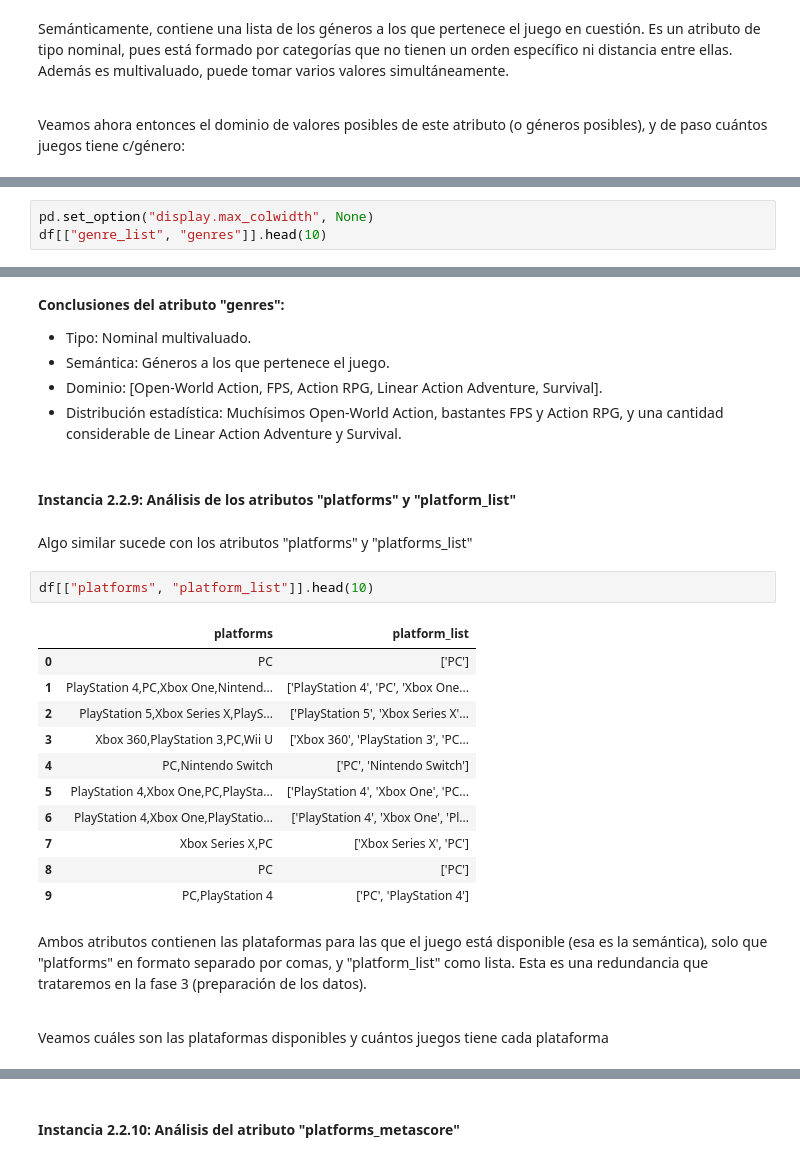
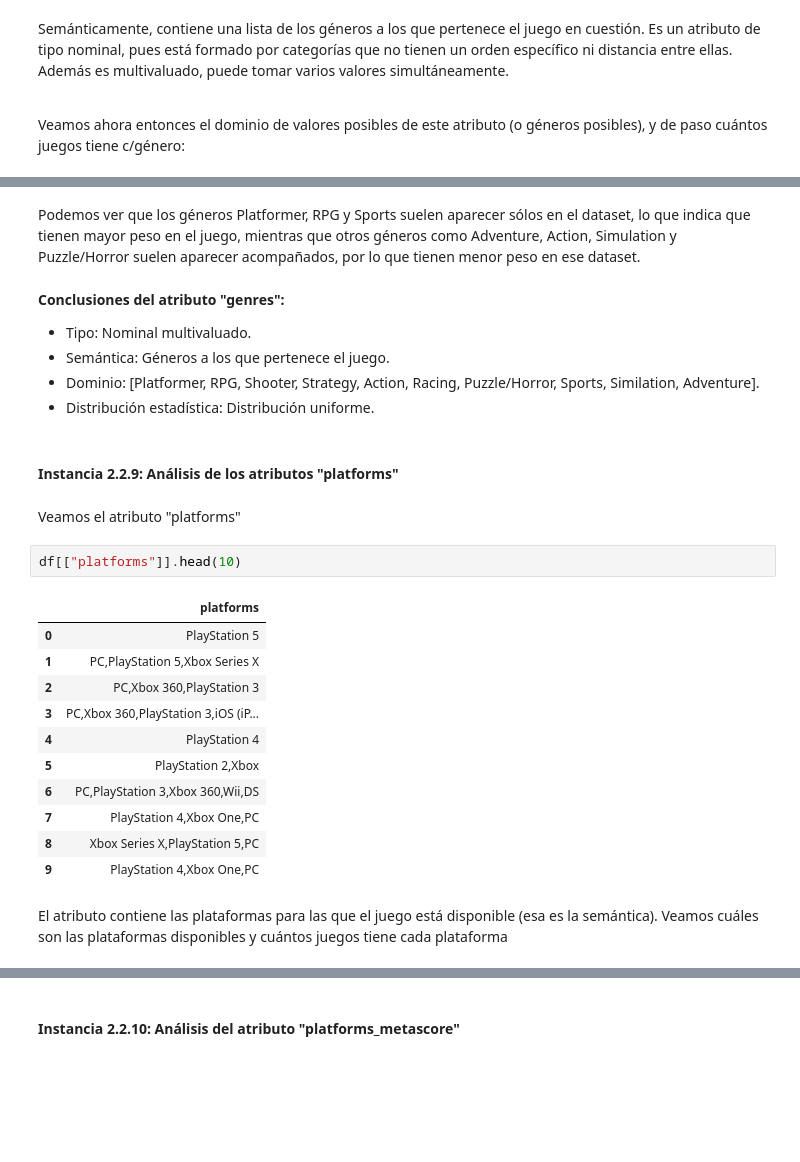
Before and after one commit to SantiagoCiaponi/data-science, a Jupyter notebook: notebooks/data_mining.ipynb, the cells around one changed output, grey strips where cells are left out. Drawn from its saved outputs; the diff is of its cells as text; blank space fills up the shorter version.

```diff
--- a/notebooks/data_mining.ipynb
+++ b/notebooks/data_mining.ipynb
@@ -676,3 +697,0 @@ El atributo "genres" y el atributo "genres_list" significan lo mismo. Ambos cont
-# %%
-pd.set_option("display.max_colwidth", None)
-df[["genre_list", "genres"]].head(10)
@@ -693,33 +725,31 @@ Nos encargaremos de tratar esta redundancia en la fase 3 (preparación de los da
+# %% [markdown]
+Podemos ver que los géneros Platformer, RPG y Sports suelen aparecer sólos en el dataset, lo que indica que tienen mayor peso en el juego, mientras que otros géneros como Adventure, Action, Simulation y Puzzle/Horror suelen aparecer acompañados, por lo que tienen menor peso en ese dataset.
 # %% [markdown]
 **Conclusiones del atributo "genres":**
 * Tipo: Nominal multivaluado.
 * Semántica: Géneros a los que pertenece el juego.
-* Dominio: [Open-World Action, FPS, Action RPG, Linear Action Adventure, Survival].
-* Distribución estadística: Muchísimos Open-World Action, bastantes FPS y Action RPG, y una cantidad considerable de Linear Action Adventure y Survival.
+* Dominio: [Platformer, RPG, Shooter, Strategy, Action, Racing, Puzzle/Horror, Sports, Similation, Adventure].
+* Distribución estadística: Distribución uniforme.
 # %% [markdown]
-#### Instancia 2.2.9: Análisis de los atributos "platforms" y "platform_list"
+#### Instancia 2.2.9: Análisis de los atributos "platforms"
 # %% [markdown]
-Algo similar sucede con los atributos "platforms" y "platforms_list"
+Veamos el atributo "platforms"
 # %%
-df[["platforms", "platform_list"]].head(10)
+df[["platforms"]].head(10)
 # %% [output]
-|  | platforms | platform_list |
-| 0 | PC | ['PC'] |
-| 1 | PlayStation 4,PC,Xbox One,Nintend... | ['PlayStation 4', 'PC', 'Xbox One... |
-| 2 | PlayStation 5,Xbox Series X,PlayS... | ['PlayStation 5', 'Xbox Series X'... |
-| 3 | Xbox 360,PlayStation 3,PC,Wii U | ['Xbox 360', 'PlayStation 3', 'PC... |
-| 4 | PC,Nintendo Switch | ['PC', 'Nintendo Switch'] |
-| 5 | PlayStation 4,Xbox One,PC,PlaySta... | ['PlayStation 4', 'Xbox One', 'PC... |
-| 6 | PlayStation 4,Xbox One,PlayStatio... | ['PlayStation 4', 'Xbox One', 'Pl... |
-| 7 | Xbox Series X,PC | ['Xbox Series X', 'PC'] |
-| 8 | PC | ['PC'] |
-| 9 | PC,PlayStation 4 | ['PC', 'PlayStation 4'] |
+|  | platforms |
+| 0 | PlayStation 5 |
+| 1 | PC,PlayStation 5,Xbox Series X |
+| 2 | PC,Xbox 360,PlayStation 3 |
+| 3 | PC,Xbox 360,PlayStation 3,iOS (iP... |
+| 4 | PlayStation 4 |
+| 5 | PlayStation 2,Xbox |
+| 6 | PC,PlayStation 3,Xbox 360,Wii,DS |
+| 7 | PlayStation 4,Xbox One,PC |
+| 8 | Xbox Series X,PlayStation 5,PC |
+| 9 | PlayStation 4,Xbox One,PC |
 # %% [markdown]
-Ambos atributos contienen las plataformas para las que el juego está disponible (esa es la semántica), solo que "platforms" en formato separado por comas, y "platform_list" como lista. Esta es una redundancia que trataremos en la fase 3 (preparación de los datos).
-<br>
-<br>
-
-Veamos cuáles son las plataformas disponibles y cuántos juegos tiene cada plataforma
+El atributo contiene las plataformas para las que el juego está disponible (esa es la semántica). Veamos cuáles son las plataformas disponibles y cuántos juegos tiene cada plataforma
 # %%
 df["platforms"].str.split(",").explode().value_counts()
 # %% [output]
```
Also changed, not shown: parts of 65 cells of this notebook.
